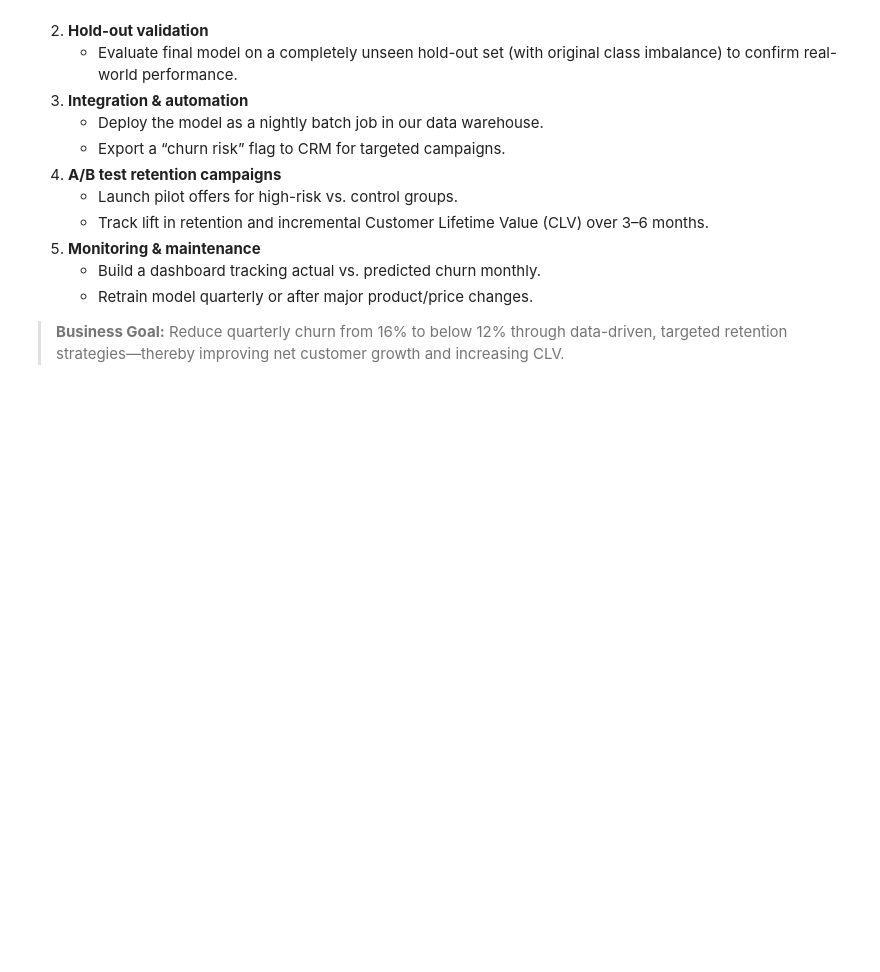
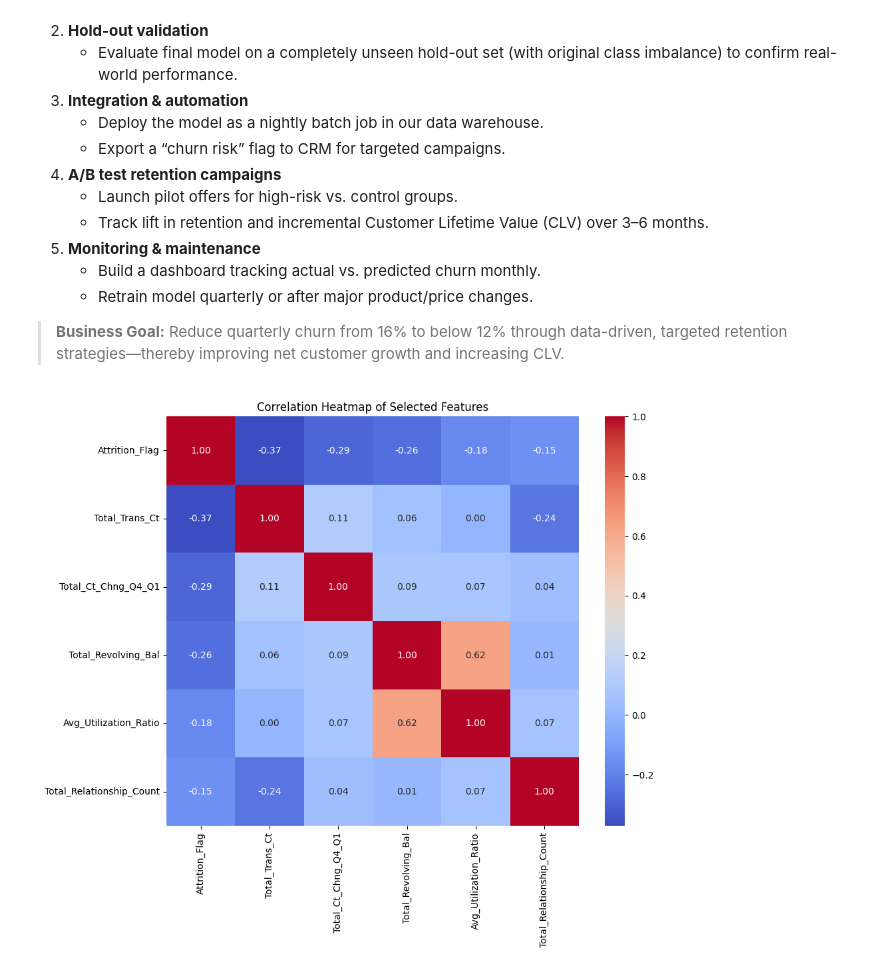
Before and after one commit to medhhaa/Bank-Churn-Prediction, a Jupyter notebook: Bank_Churner_Prediction.ipynb, the cells around one changed output. Drawn from its saved outputs; the diff is of its cells as text; code cells hidden in the pictures; blank space fills up the shorter version.

```diff
--- a/Bank_Churner_Prediction.ipynb
+++ b/Bank_Churner_Prediction.ipynb
@@ -764,3 +764,20 @@ plt.show()
    - Retrain model quarterly or after major product/price changes.
 
 > **Business Goal:** Reduce quarterly churn from 16% to below 12% through data-driven, targeted retention strategies—thereby improving net customer growth and increasing CLV.
+# %%
+# Select the features for the correlation heatmap
+selected_features = ['Attrition_Flag', 'Total_Trans_Ct', 'Total_Ct_Chng_Q4_Q1', 'Total_Revolving_Bal', 'Avg_Utilization_Ratio', 'Total_Relationship_Count']
+
+# Create a new dataframe with the selected features
+correlation_df = df[selected_features]
+
+# Calculate the correlation matrix
+correlation_matrix = correlation_df.corr()
+
+# Plot the heatmap
+plt.figure(figsize=(10, 8))
+sns.heatmap(correlation_matrix, annot=True, cmap='coolwarm', fmt=".2f")
+plt.title('Correlation Heatmap of Selected Features')
+plt.show()
+# %% [output]
+[figure, added]
```
Also changed, not shown: parts of 12 cells of this notebook.
